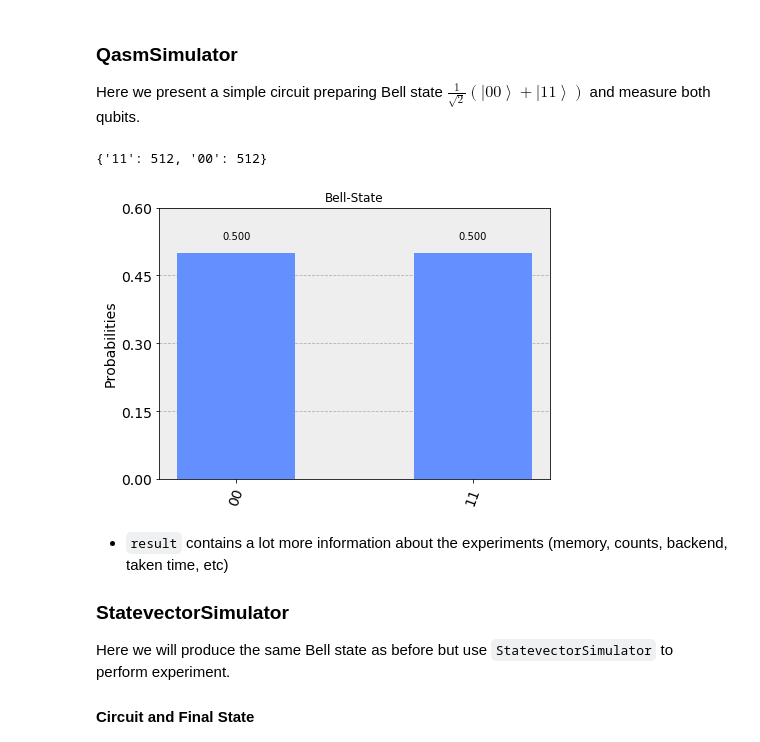
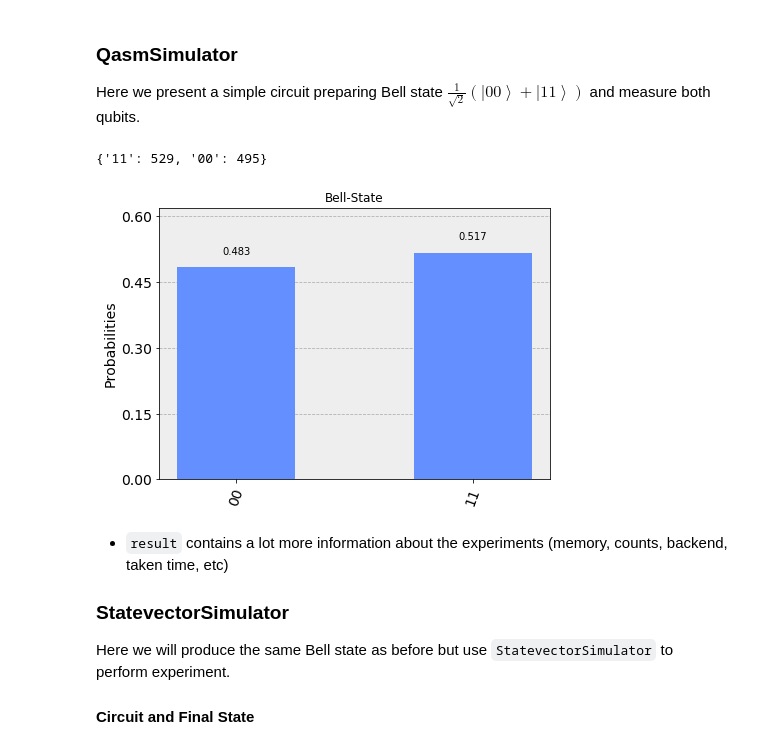
Before and after one commit to m24639297/2019-summer-QC, a Jupyter notebook: Aer backends.ipynb, the cells around one changed output. Cells and saved outputs as stored; diff of their text form; code cells hidden in the pictures.

```diff
--- a/Aer backends.ipynb
+++ b/Aer backends.ipynb
@@ -60,25 +60,23 @@ Here we present a simple circuit preparing Bell state $
 # %%
 # Construct quantum circuit
 qr = QuantumRegister(2)
 cr = ClassicalRegister(2)
 qc = QuantumCircuit(qr, cr)
 qc.h(qr[0])
 qc.cx(qr[0], qr[1])
 qc.measure(qr, cr)
 
 # Select QasmSimulator from the Aer provider
 simulator = Aer.get_backend('qasm_simulator')
 
 # Execute and get counts
-result = execute(qc,\
-                 simulator,\
-                 seed_simulator=862041978).result()
+result = execute(qc, simulator).result()
 counts = result.get_counts(qc)
 print(counts)
 plot_histogram(counts, title='Bell-State')
 # %% [output]
-{'11': 512, '00': 512}
+{'11': 529, '00': 495}
-[figure, old version]
+[figure, new version]
 # %% [markdown]
 * `result` contains a lot more information about the experiments (memory, counts, backend, taken time, etc)
 
```
Also changed, not shown: 1 other file.
